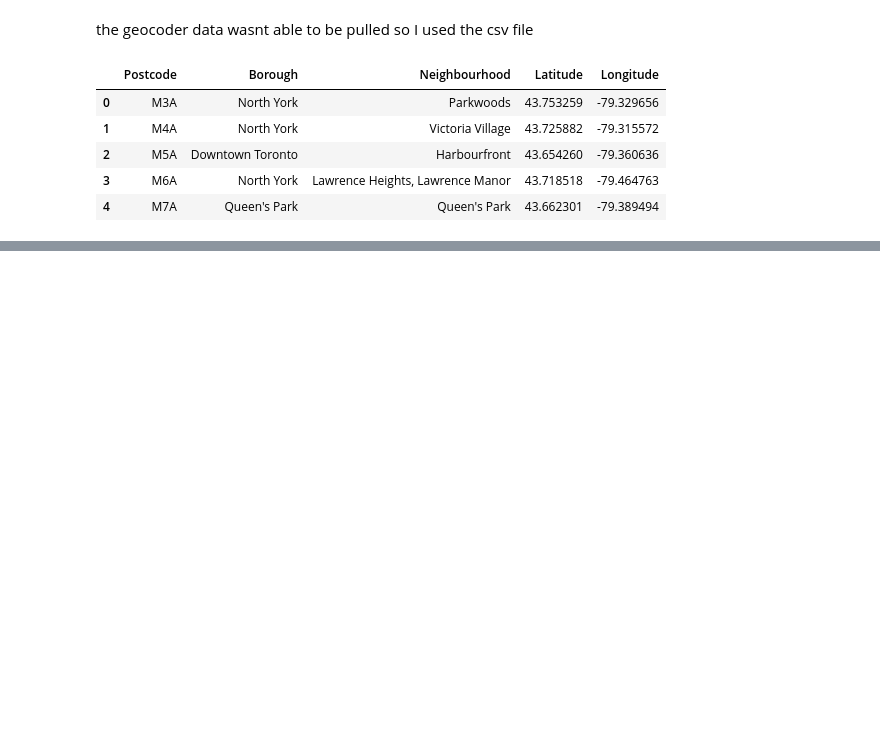
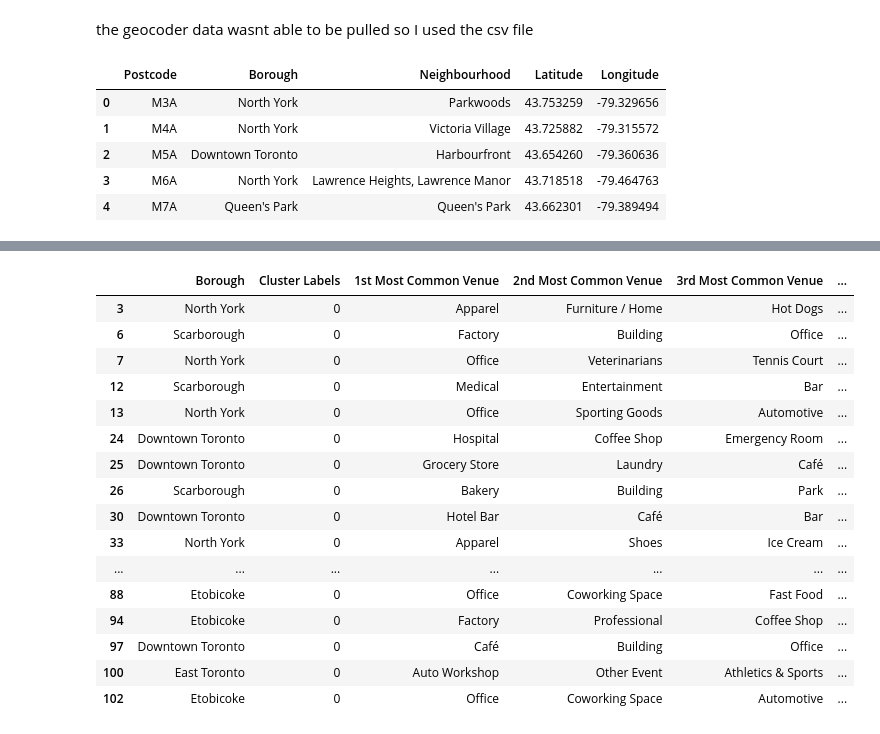
Before and after one commit to CalvinMadeley/Data-Science, a Jupyter notebook: Applied data science capstone.ipynb, the cells around one changed output, grey strips where cells are left out. Drawn from its saved outputs; the diff is of its cells as text; code cells hidden in the pictures; blank space fills up the shorter version.

```diff
--- a/Applied data science capstone.ipynb
+++ b/Applied data science capstone.ipynb
@@ -95,0 +400,12 @@ df_neighbourhoods.head()
+# %%
+neighborhoods_venues_sorted.drop(['Cluster Labels'], axis=1, inplace=True)
+# %%
+# add clustering labels
+neighborhoods_venues_sorted.insert(0, 'Cluster Labels', kmeans.labels_)
+
+toronto_merged = df_neighbourhoods
+
+# merge toronto_grouped with toronto_data to add latitude/longitude for each neighborhood
+toronto_merged = toronto_merged.join(neighborhoods_venues_sorted.set_index('Neighborhood'), on='Neighbourhood')
+
+toronto_merged.head() # check the last columns!
@@ -95,0 +445,20 @@ df_neighbourhoods.head()
+# %%
+toronto_merged.loc[toronto_merged['Cluster Labels'] == 0, toronto_merged.columns[[1] + list(range(5, toronto_merged.shape[1]))]]
+# %% [output]
+|  | Borough | Cluster Labels | 1st Most Common Venue | 2nd Most Common Venue | 3rd Most Common Venue | ... |
+| 3 | North York | 0 | Apparel | Furniture / Home | Hot Dogs | ... |
+| 6 | Scarborough | 0 | Factory | Building | Office | ... |
+| 7 | North York | 0 | Office | Veterinarians | Tennis Court | ... |
+| 12 | Scarborough | 0 | Medical | Entertainment | Bar | ... |
+| 13 | North York | 0 | Office | Sporting Goods | Automotive | ... |
+| 24 | Downtown Toronto | 0 | Hospital | Coffee Shop | Emergency Room | ... |
+| 25 | Downtown Toronto | 0 | Grocery Store | Laundry | Café | ... |
+| 26 | Scarborough | 0 | Bakery | Building | Park | ... |
+| 30 | Downtown Toronto | 0 | Hotel Bar | Café | Bar | ... |
+| 33 | North York | 0 | Apparel | Shoes | Ice Cream | ... |
+| ... | ... | ... | ... | ... | ... | ... |
+| 88 | Etobicoke | 0 | Office | Coworking Space | Fast Food | ... |
+| 94 | Etobicoke | 0 | Factory | Professional | Coffee Shop | ... |
+| 97 | Downtown Toronto | 0 | Café | Building | Office | ... |
+| 100 | East Toronto | 0 | Auto Workshop | Other Event | Athletics & Sports | ... |
+| 102 | Etobicoke | 0 | Office | Coworking Space | Automotive | ... |
```
Also changed, not shown: parts of 29 cells of this notebook.
